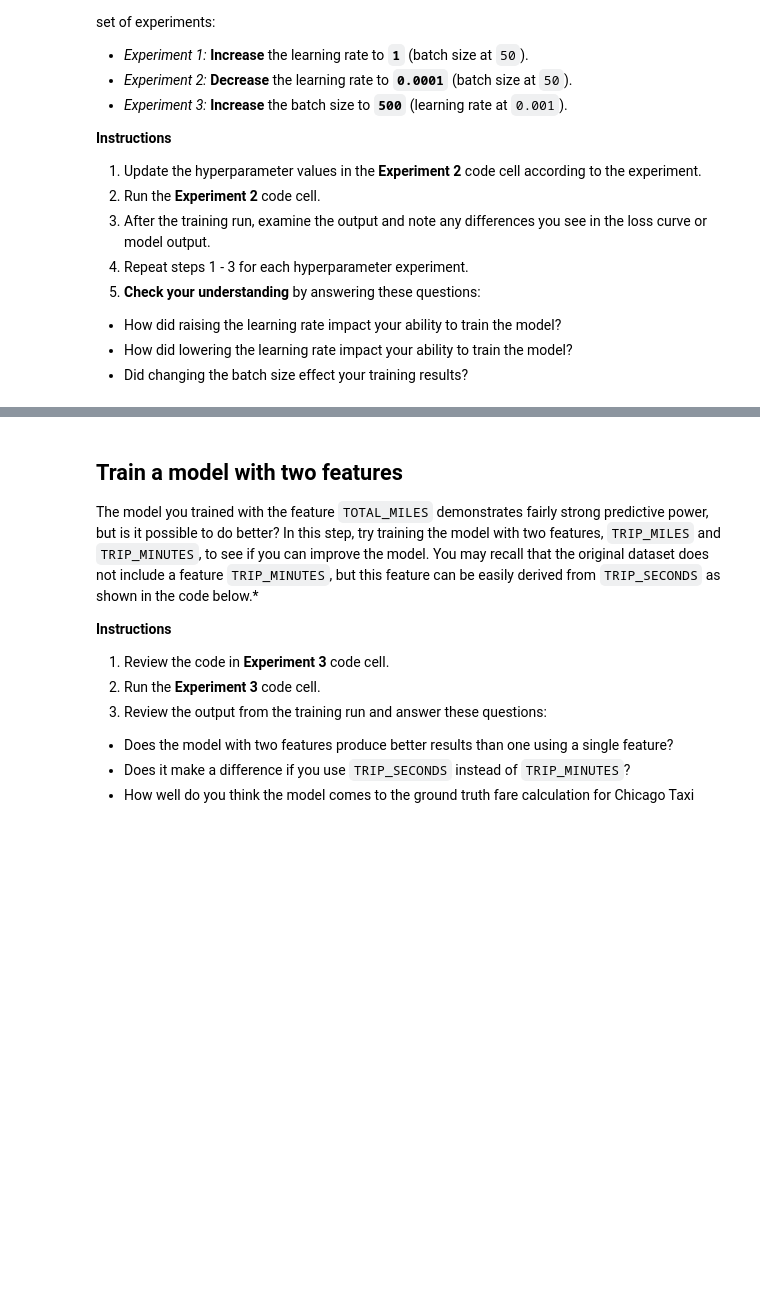
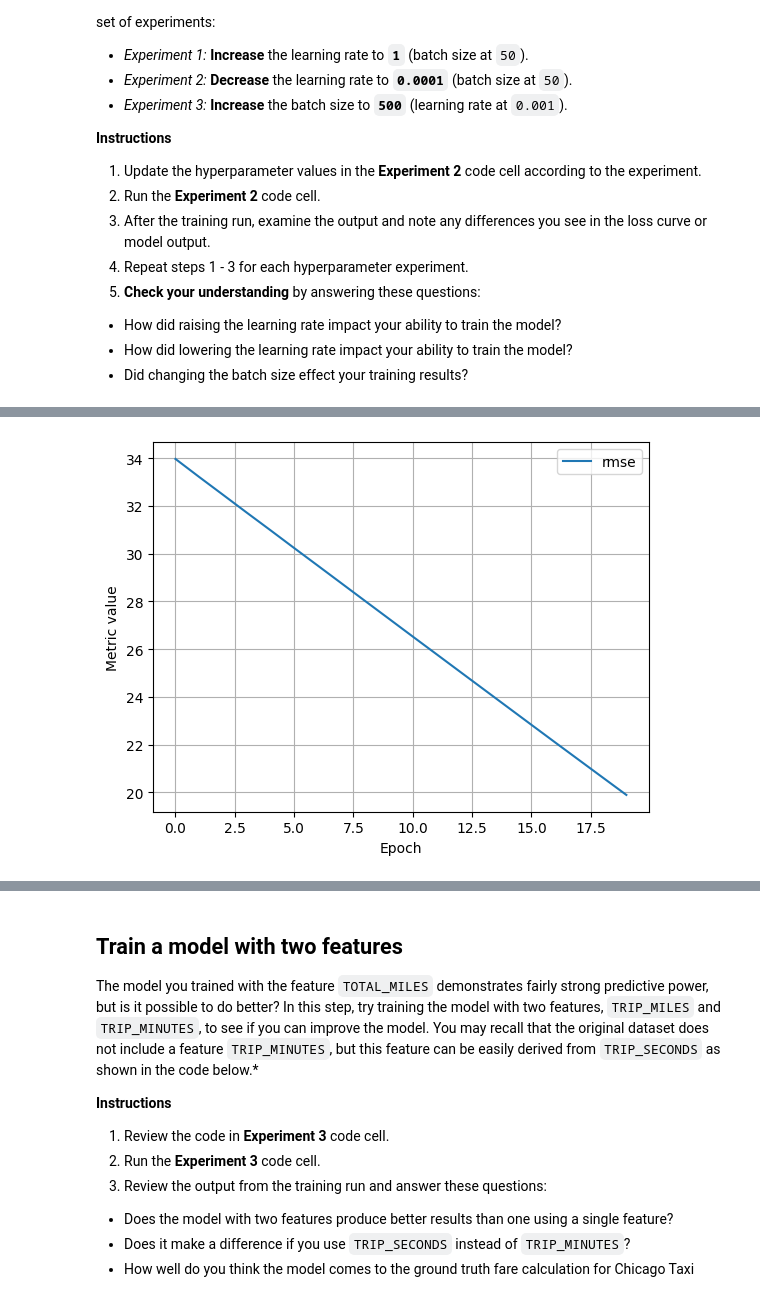
Before and after one commit to Daviedavie100/CourseraProject, a Jupyter notebook: ml/cc/exercises/linear_regression_taxi.ipynb, the cells around one changed output, grey strips where cells are left out. Drawn from its saved outputs; the diff is of its cells as text; code cells hidden in the pictures; blank space fills up the shorter version.

```diff
--- a/ml/cc/exercises/linear_regression_taxi.ipynb
+++ b/ml/cc/exercises/linear_regression_taxi.ipynb
@@ -435,7 +485,7 @@ It is common with machine learning to run multiple experiments to find the best
 settings_2 = ml_edu.experiment.ExperimentSettings(
     learning_rate = 0.001,
     number_epochs = 20,
-    batch_size = 50,
+    batch_size = 500,
     input_features = ['TRIP_MILES']
 )
 
@@ -447,3 +497,4 @@ experiment_2 = train_model('one_feature_hyper', model_2, training_df, 'FARE', se
 
 ml_edu.results.plot_experiment_metrics(experiment_2, ['rmse'])
 ml_edu.results.plot_model_predictions(experiment_2, training_df, 'FARE')
+# %% [output]
@@ -450,3 +519,4 @@ ml_edu.results.plot_model_predictions(experiment_2, training_df, 'FARE')
+[figure, added]
 # %%
 #@title Double-click to view answers for hyperparameter experiments
 
```
Also changed, not shown: parts of 13 cells of this notebook.
